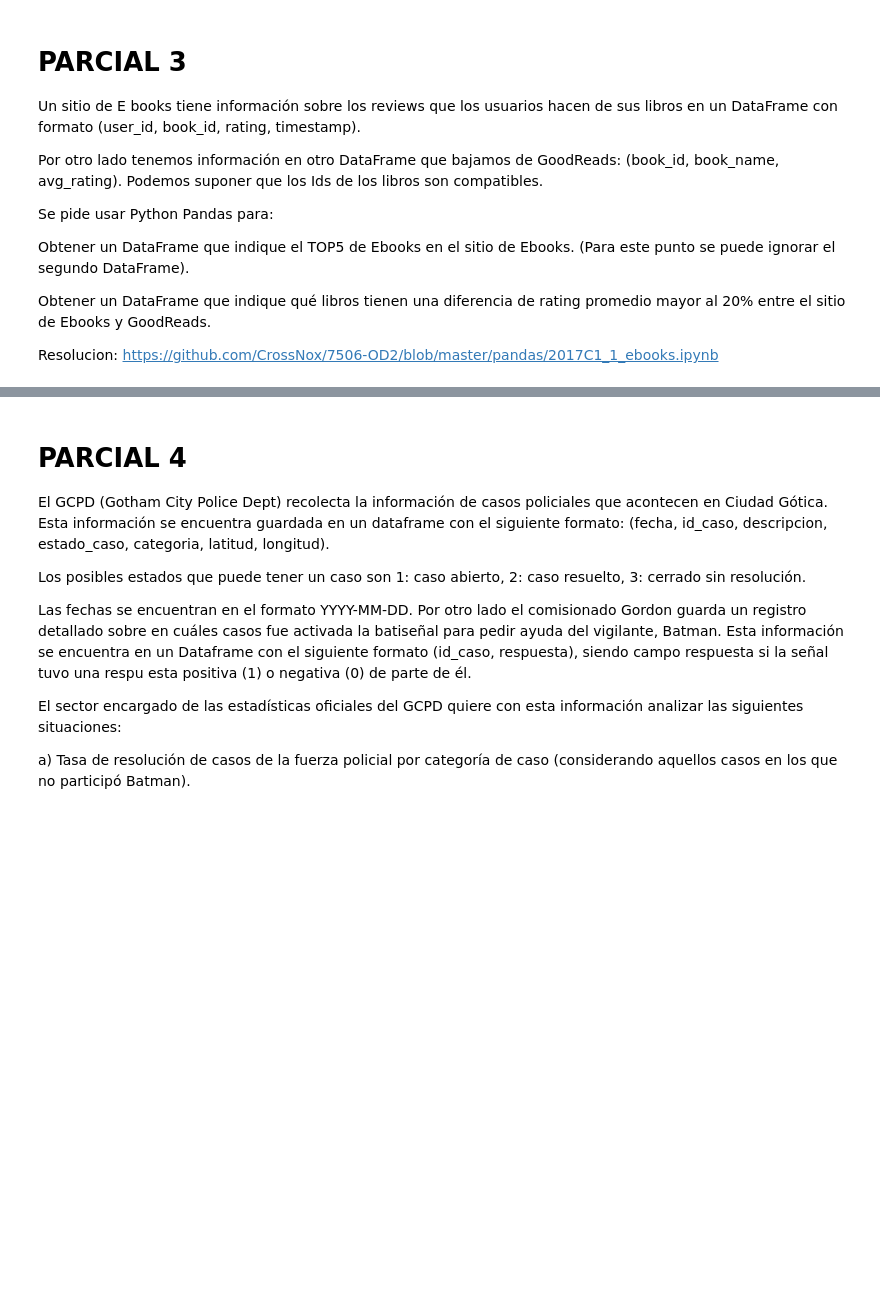
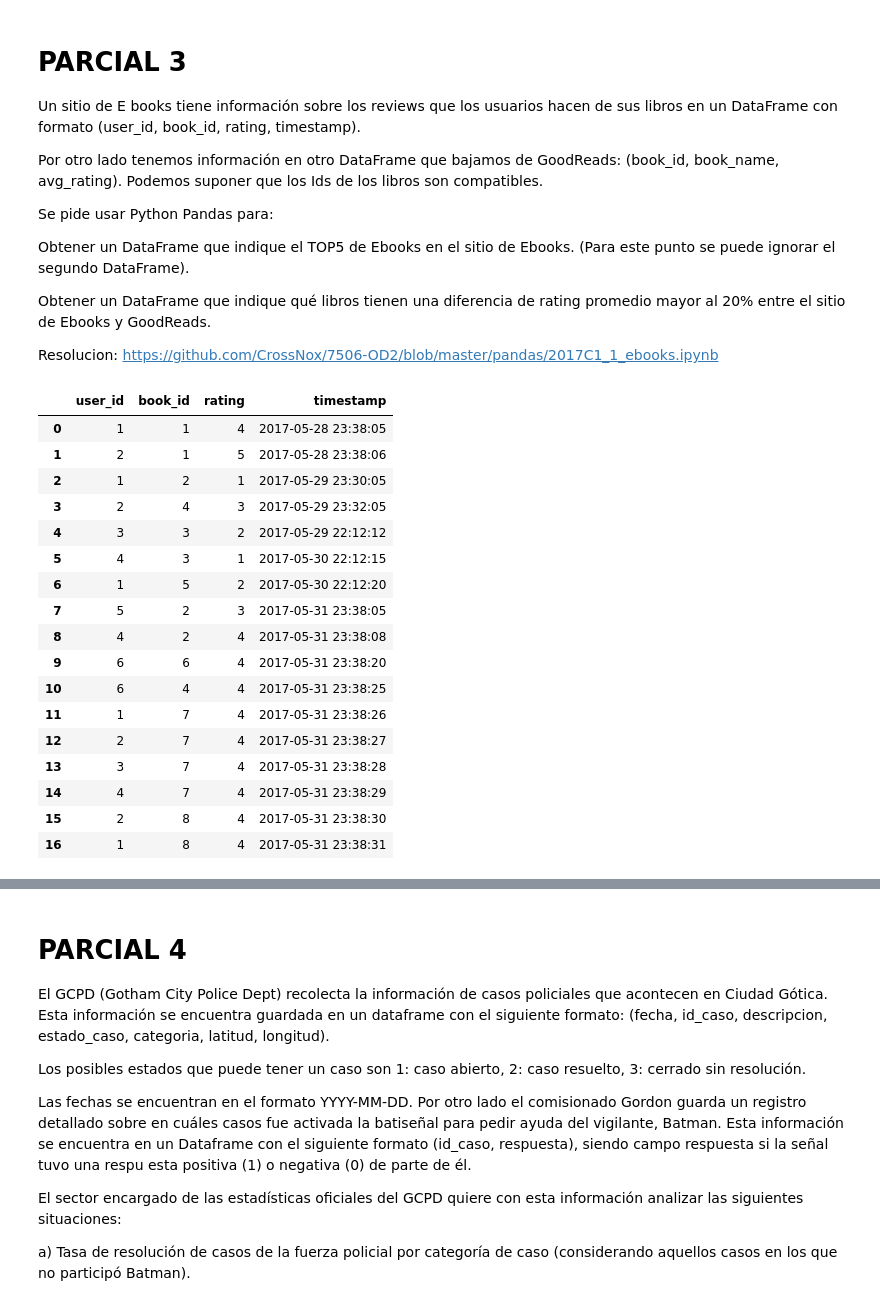
Before and after one commit to patopizzini/datos_practica, a Jupyter notebook: 03parciales/parciales_pandas.ipynb, the cells around one changed output, grey strips where cells are left out. Saved outputs shown, nothing was run; the diff lists cells and outputs as text; code cells hidden in the pictures; blank space fills up the shorter version.

```diff
--- a/03parciales/parciales_pandas.ipynb
+++ b/03parciales/parciales_pandas.ipynb
@@ -65,3 +102,24 @@ Resolucion: https://github.com/CrossNox/7506-OD2/blob/master/pandas/2017C1_1_ebo
 # %%
 ebooks = pd.read_csv('data/2017C1_1_ebooks.csv')
 goodreads = pd.read_csv('data/2017C1_1_goodreads.csv')
+# %%
+ebooks.head(50)
+# %% [output]
+|  | user_id | book_id | rating | timestamp |
+| 0 | 1 | 1 | 4 | 2017-05-28 23:38:05 |
+| 1 | 2 | 1 | 5 | 2017-05-28 23:38:06 |
+| 2 | 1 | 2 | 1 | 2017-05-29 23:30:05 |
+| 3 | 2 | 4 | 3 | 2017-05-29 23:32:05 |
+| 4 | 3 | 3 | 2 | 2017-05-29 22:12:12 |
+| 5 | 4 | 3 | 1 | 2017-05-30 22:12:15 |
+| 6 | 1 | 5 | 2 | 2017-05-30 22:12:20 |
+| 7 | 5 | 2 | 3 | 2017-05-31 23:38:05 |
+| 8 | 4 | 2 | 4 | 2017-05-31 23:38:08 |
+| 9 | 6 | 6 | 4 | 2017-05-31 23:38:20 |
+| 10 | 6 | 4 | 4 | 2017-05-31 23:38:25 |
+| 11 | 1 | 7 | 4 | 2017-05-31 23:38:26 |
+| 12 | 2 | 7 | 4 | 2017-05-31 23:38:27 |
+| 13 | 3 | 7 | 4 | 2017-05-31 23:38:28 |
+| 14 | 4 | 7 | 4 | 2017-05-31 23:38:29 |
+| 15 | 2 | 8 | 4 | 2017-05-31 23:38:30 |
+| 16 | 1 | 8 | 4 | 2017-05-31 23:38:31 |
```
Also changed, not shown: parts of 33 cells of this notebook, 3 other files.
